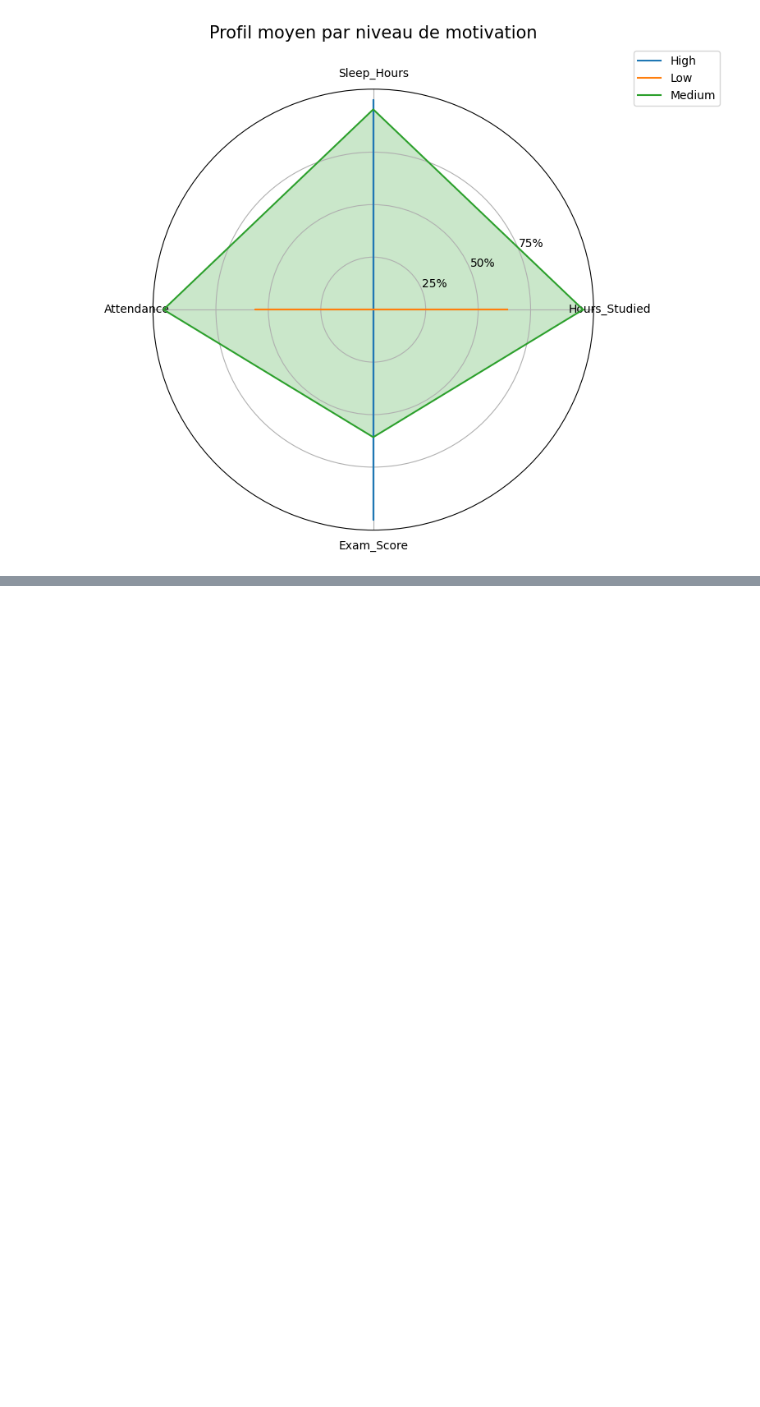
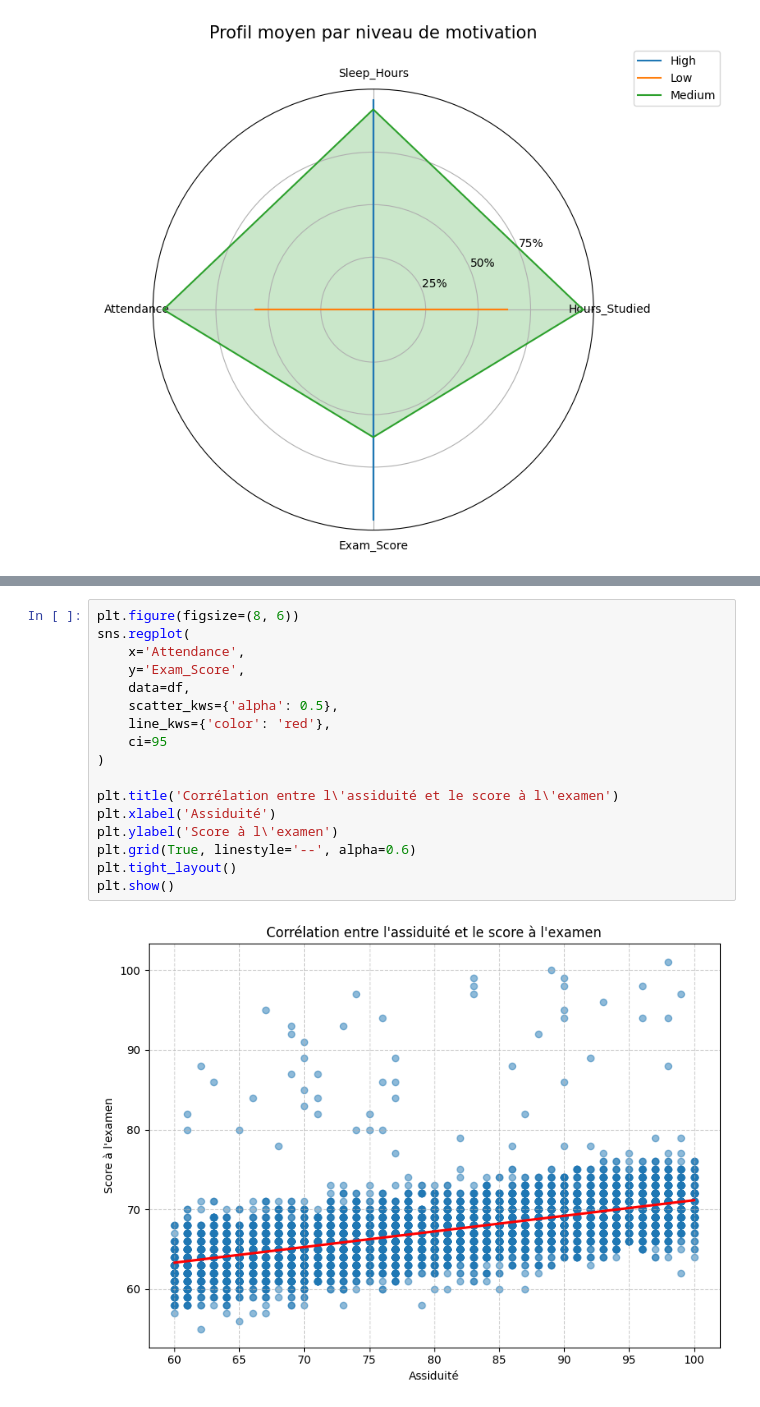
Before and after one commit to emnabnk/Projet-traitement-de-donnees, a Jupyter notebook: Notebook Projet.ipynb, the cells around one changed output, grey strips where cells are left out. Drawn from its saved outputs; the diff is of its cells as text; blank space fills up the shorter version.

```diff
--- a/Notebook Projet.ipynb
+++ b/Notebook Projet.ipynb
@@ -228,0 +245,19 @@ plt.show()
+# %%
+plt.figure(figsize=(8, 6))
+sns.regplot(
+    x='Attendance',
+    y='Exam_Score',
+    data=df,
+    scatter_kws={'alpha': 0.5},
+    line_kws={'color': 'red'},
+    ci=95
+)
+
+plt.title('Corrélation entre l\'assiduité et le score à l\'examen')
+plt.xlabel('Assiduité')
+plt.ylabel('Score à l\'examen')
+plt.grid(True, linestyle='--', alpha=0.6)
+plt.tight_layout()
+plt.show()
+# %% [output]
+[figure, added]
```
Also changed, not shown: parts of 3 cells of this notebook.
